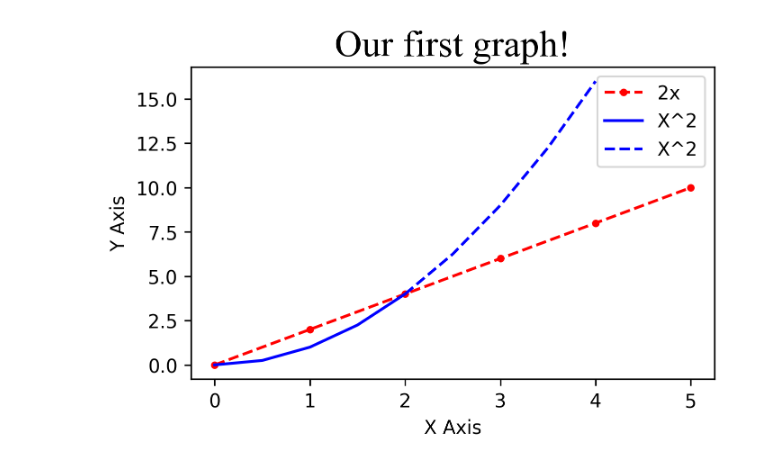
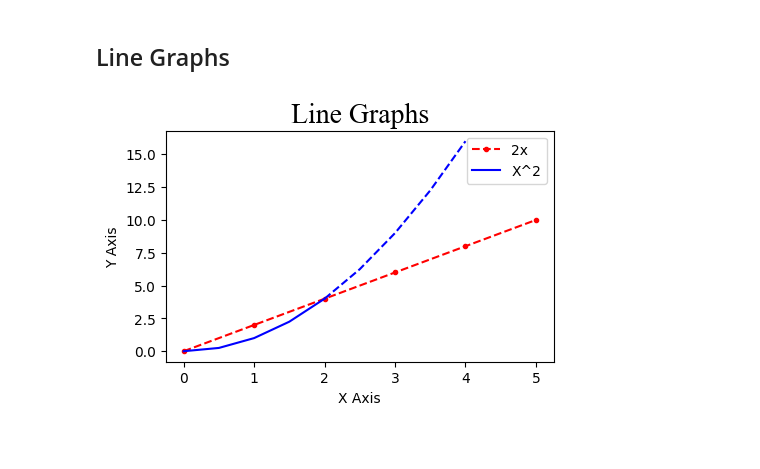
Before and after one commit to sinharaksh1t/jupyter, a Jupyter notebook: PracticeNotebook.ipynb, the cells around one changed output. Drawn from its saved outputs; the diff is of its cells as text; code cells hidden in the pictures; blank space fills up the shorter version.

```diff
--- a/PracticeNotebook.ipynb
+++ b/PracticeNotebook.ipynb
@@ -2,12 +2,14 @@
 import matplotlib.pyplot as plt
 import numpy as np
 import pandas as pd
+# %% [markdown]
+## Line Graphs
 # %%
 x = [0,1,2,3,4,5]
 y = [0,2,4,6,8,10]
 
 # Dpi specifies density of pixel per inch. Should try to use 300 or more if you want to print higher resolution
-plt.figure(figsize=(5,3), dpi=300)
+plt.figure(figsize=(5,3), dpi=100) # 5,3 is the ratio of x by y
 
 ## Line Number One
 
@@ -18,33 +20,33 @@ plt.figure(figsize=(5,3), dpi=300)
 # fmt = '[color][marker][line]'
 plt.plot(x, y, 'r.--', label='2x')
 
 ## Line Number two
 
 # Select interval you want to plot points at
 x2 = np.arange(0, 4.5, 0.5)
 
 # Plot part of the graph as line
 plt.plot(x2[:5], x2[:5]**2, 'b', label='X^2')
 
 # Plot remainder of graph
-plt.plot(x2[4:], x2[4:]**2, 'b--', label='X^2')
+plt.plot(x2[4:], x2[4:]**2, 'b--')
 
 # Annotate your figure with some data
-plt.title("Our first graph!", fontdict={'fontname': 'Times New Roman', 'fontsize': 20})
+plt.title("Line Graphs", fontdict={'fontname': 'Times New Roman', 'fontsize': 20})
 plt.xlabel("X Axis")
 plt.ylabel("Y Axis")
 
 # Specify the values marked on the two axes
 # plt.xticks([0,1,2,3,4,5,6,7])
 # plt.yticks([0,2,4,6,8,10,12,14])
 
 # Add a legend
 plt.legend()
 
 # Save the generated graph/figure to your local machine/directory
 plt.savefig('mygraph.png', dpi=300)
 
 # Show the graph below
 plt.show()
 # %% [output]
-[figure, old version]
+[figure, new version]
```
Also changed, not shown: parts of 2 cells of this notebook, 2 other files.
